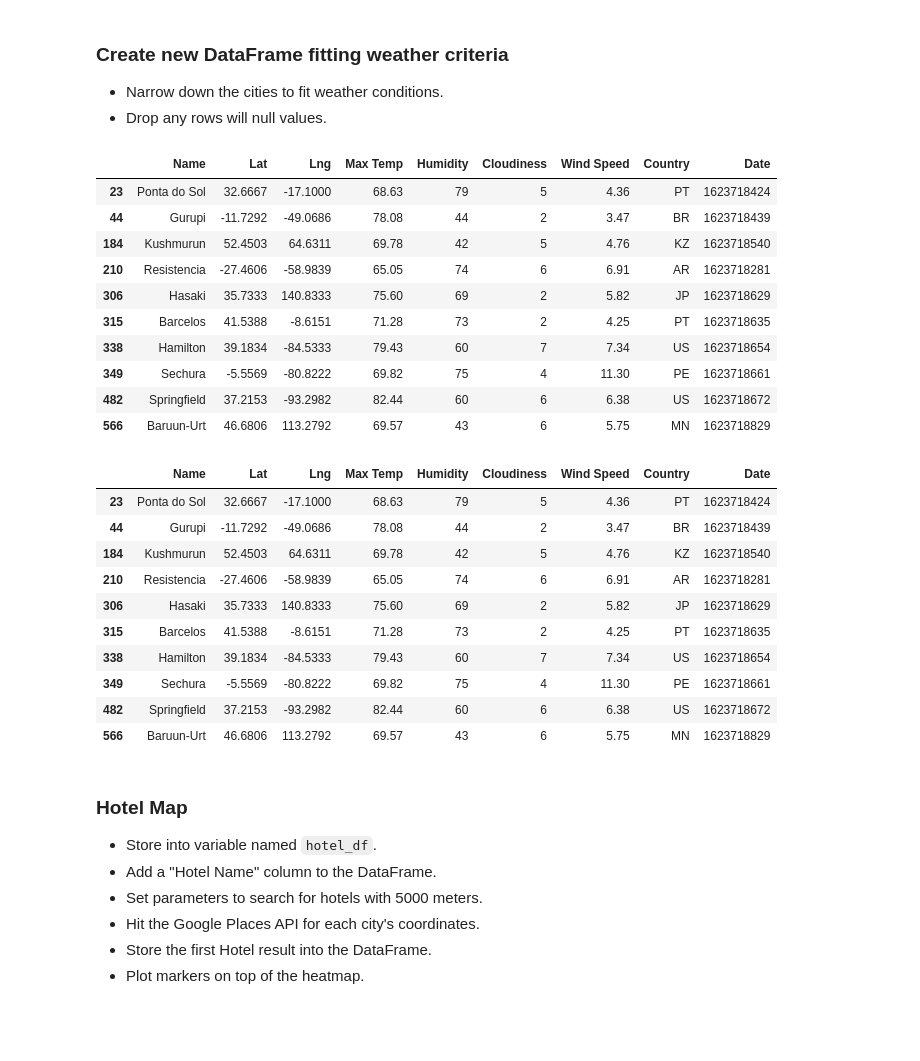
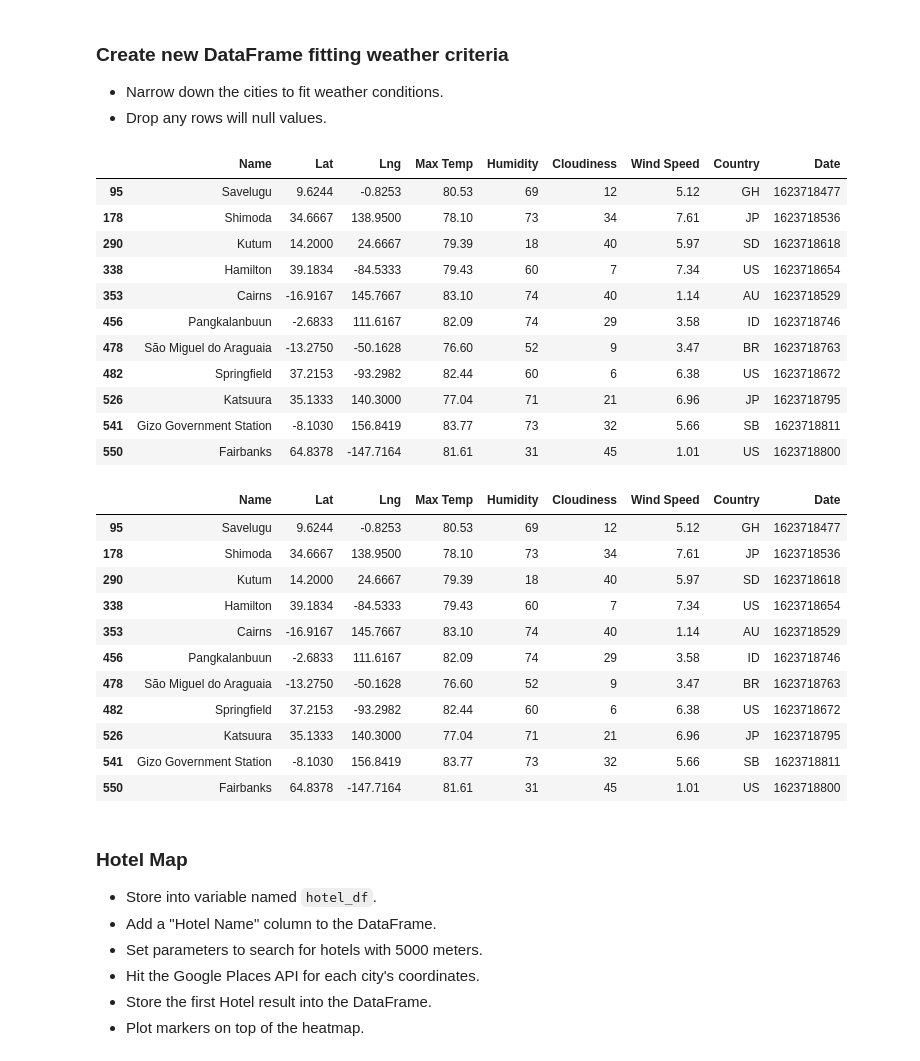
Before and after one commit to LP-116/python-api-challenge, a Jupyter notebook: VacationPy/VacationPy.ipynb, the cells around one changed output. Cells and saved outputs as stored; diff of their text form; code cells hidden in the pictures; blank space fills up the shorter version.

```diff
--- a/VacationPy/VacationPy.ipynb
+++ b/VacationPy/VacationPy.ipynb
@@ -61,43 +61,47 @@ fig
 * Narrow down the cities to fit weather conditions.
 * Drop any rows will null values.
 # %%
-ideal_weather = weather_file_df.loc[((weather_file_df["Max Temp"] > 65) & (weather_file_df["Max Temp"] < 83)) &
-                                  ((weather_file_df["Cloudiness"] < 8) & (weather_file_df["Cloudiness"] > 1)) &
-                                   (weather_file_df["Wind Speed"] < 15) & (weather_file_df["Humidity"] < 80)]
+ideal_weather = weather_file_df.loc[((weather_file_df["Max Temp"] > 75) & (weather_file_df["Max Temp"] < 85)) &
+                                  ((weather_file_df["Cloudiness"] < 50) & (weather_file_df["Cloudiness"] > 5)) &
+                                   (weather_file_df["Wind Speed"] < 10) & (weather_file_df["Humidity"] < 75)]
 
 ideal_weather
 # %% [output]
 |  | Name | Lat | Lng | Max Temp | Humidity | Cloudiness | Wind Speed | Country | Date |
-| 23 | Ponta do Sol | 32.6667 | -17.1000 | 68.63 | 79 | 5 | 4.36 | PT | 1623718424 |
-| 44 | Gurupi | -11.7292 | -49.0686 | 78.08 | 44 | 2 | 3.47 | BR | 1623718439 |
-| 184 | Kushmurun | 52.4503 | 64.6311 | 69.78 | 42 | 5 | 4.76 | KZ | 1623718540 |
-| 210 | Resistencia | -27.4606 | -58.9839 | 65.05 | 74 | 6 | 6.91 | AR | 1623718281 |
-| 306 | Hasaki | 35.7333 | 140.8333 | 75.60 | 69 | 2 | 5.82 | JP | 1623718629 |
-| 315 | Barcelos | 41.5388 | -8.6151 | 71.28 | 73 | 2 | 4.25 | PT | 1623718635 |
+| 95 | Savelugu | 9.6244 | -0.8253 | 80.53 | 69 | 12 | 5.12 | GH | 1623718477 |
+| 178 | Shimoda | 34.6667 | 138.9500 | 78.10 | 73 | 34 | 7.61 | JP | 1623718536 |
+| 290 | Kutum | 14.2000 | 24.6667 | 79.39 | 18 | 40 | 5.97 | SD | 1623718618 |
 | 338 | Hamilton | 39.1834 | -84.5333 | 79.43 | 60 | 7 | 7.34 | US | 1623718654 |
-| 349 | Sechura | -5.5569 | -80.8222 | 69.82 | 75 | 4 | 11.30 | PE | 1623718661 |
+| 353 | Cairns | -16.9167 | 145.7667 | 83.10 | 74 | 40 | 1.14 | AU | 1623718529 |
+| 456 | Pangkalanbuun | -2.6833 | 111.6167 | 82.09 | 74 | 29 | 3.58 | ID | 1623718746 |
+| 478 | São Miguel do Araguaia | -13.2750 | -50.1628 | 76.60 | 52 | 9 | 3.47 | BR | 1623718763 |
 | 482 | Springfield | 37.2153 | -93.2982 | 82.44 | 60 | 6 | 6.38 | US | 1623718672 |
-| 566 | Baruun-Urt | 46.6806 | 113.2792 | 69.57 | 43 | 6 | 5.75 | MN | 1623718829 |
+| 526 | Katsuura | 35.1333 | 140.3000 | 77.04 | 71 | 21 | 6.96 | JP | 1623718795 |
+| 541 | Gizo Government Station | -8.1030 | 156.8419 | 83.77 | 73 | 32 | 5.66 | SB | 1623718811 |
+| 550 | Fairbanks | 64.8378 | -147.7164 | 81.61 | 31 | 45 | 1.01 | US | 1623718800 |
 # %%
-all_indexes = weather_file_df[~((weather_file_df["Max Temp"] > 65) & (weather_file_df["Max Temp"] < 83) &
-                                  ((weather_file_df["Cloudiness"] < 8) & (weather_file_df["Cloudiness"] > 1)) &
-                                   (weather_file_df["Wind Speed"] < 15) & (weather_file_df["Humidity"] < 80))].index
+all_indexes = weather_file_df[~((weather_file_df["Max Temp"] > 75) & (weather_file_df["Max Temp"] < 85) &
+                                  ((weather_file_df["Cloudiness"] < 50) & (weather_file_df["Cloudiness"] > 5)) &
+                                   (weather_file_df["Wind Speed"] < 10) & (weather_file_df["Humidity"] < 75))].index
 
 weather_file_df.drop(all_indexes, inplace = True)
 
+weather_file_df.dropna(how="any")
+
 weather_file_df
 # %% [output]
 |  | Name | Lat | Lng | Max Temp | Humidity | Cloudiness | Wind Speed | Country | Date |
-| 23 | Ponta do Sol | 32.6667 | -17.1000 | 68.63 | 79 | 5 | 4.36 | PT | 1623718424 |
-| 44 | Gurupi | -11.7292 | -49.0686 | 78.08 | 44 | 2 | 3.47 | BR | 1623718439 |
-| 184 | Kushmurun | 52.4503 | 64.6311 | 69.78 | 42 | 5 | 4.76 | KZ | 1623718540 |
-| 210 | Resistencia | -27.4606 | -58.9839 | 65.05 | 74 | 6 | 6.91 | AR | 1623718281 |
-| 306 | Hasaki | 35.7333 | 140.8333 | 75.60 | 69 | 2 | 5.82 | JP | 1623718629 |
-| 315 | Barcelos | 41.5388 | -8.6151 | 71.28 | 73 | 2 | 4.25 | PT | 1623718635 |
+| 95 | Savelugu | 9.6244 | -0.8253 | 80.53 | 69 | 12 | 5.12 | GH | 1623718477 |
+| 178 | Shimoda | 34.6667 | 138.9500 | 78.10 | 73 | 34 | 7.61 | JP | 1623718536 |
+| 290 | Kutum | 14.2000 | 24.6667 | 79.39 | 18 | 40 | 5.97 | SD | 1623718618 |
 | 338 | Hamilton | 39.1834 | -84.5333 | 79.43 | 60 | 7 | 7.34 | US | 1623718654 |
-| 349 | Sechura | -5.5569 | -80.8222 | 69.82 | 75 | 4 | 11.30 | PE | 1623718661 |
+| 353 | Cairns | -16.9167 | 145.7667 | 83.10 | 74 | 40 | 1.14 | AU | 1623718529 |
+| 456 | Pangkalanbuun | -2.6833 | 111.6167 | 82.09 | 74 | 29 | 3.58 | ID | 1623718746 |
+| 478 | São Miguel do Araguaia | -13.2750 | -50.1628 | 76.60 | 52 | 9 | 3.47 | BR | 1623718763 |
 | 482 | Springfield | 37.2153 | -93.2982 | 82.44 | 60 | 6 | 6.38 | US | 1623718672 |
-| 566 | Baruun-Urt | 46.6806 | 113.2792 | 69.57 | 43 | 6 | 5.75 | MN | 1623718829 |
+| 526 | Katsuura | 35.1333 | 140.3000 | 77.04 | 71 | 21 | 6.96 | JP | 1623718795 |
+| 541 | Gizo Government Station | -8.1030 | 156.8419 | 83.77 | 73 | 32 | 5.66 | SB | 1623718811 |
+| 550 | Fairbanks | 64.8378 | -147.7164 | 81.61 | 31 | 45 | 1.01 | US | 1623718800 |
 # %% [markdown]
 ### Hotel Map
 * Store into variable named `hotel_df`.
```
Also changed, not shown: parts of 3 cells of this notebook.
